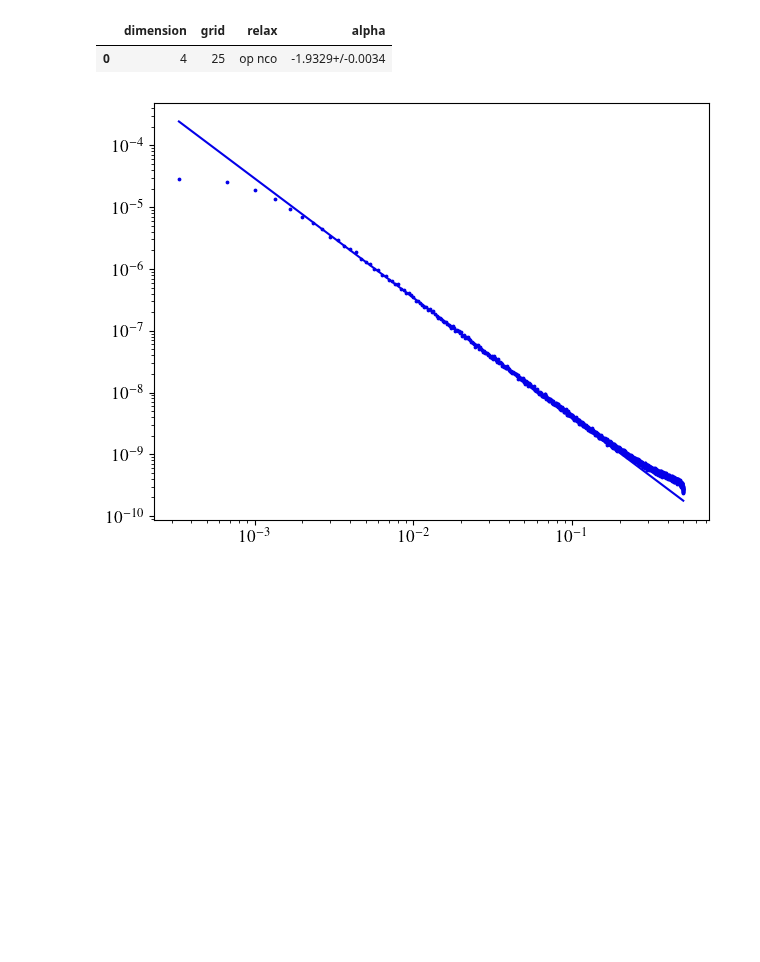
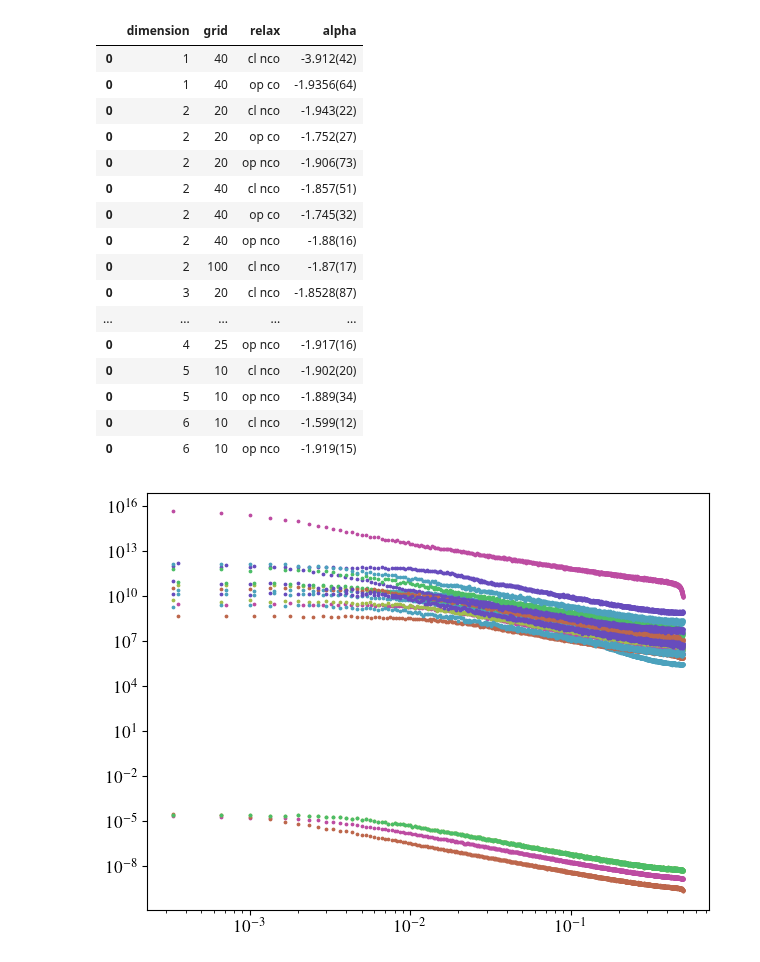
Before and after one commit to GabrielRemi/Sandpile, a Jupyter notebook: Code/power_spectrum.ipynb, the cells around one changed output. Saved outputs shown, nothing was run; the diff lists cells and outputs as text; code cells hidden in the pictures; blank space fills up the shorter version.

```diff
--- a/Code/power_spectrum.ipynb
+++ b/Code/power_spectrum.ipynb
@@ -16,38 +16,55 @@ with open("power_spectrum.json") as f:
     meta = json.load(f)
 if isinstance(meta[0], int):
     meta = [meta[meta[0]]]
-
+# meta = [meta[19]]
 df = pd.DataFrame()
 
 for m in meta:
 
     data_dir = pathlib.Path(m["path"])
     if not (data_dir / "mean_power_spectrum.npy").exists():
         print(f"File not found in {data_dir}")
         continue
     power = np.load(data_dir / "mean_power_spectrum.npy")[1:]
     freq = np.fft.rfftfreq(len(power) * 2, 1)[1:]
 
     limits = m.get("limits", [None, None])
-    e, a = calculate_scaling_exponent(freq, power, lower_limit=limits[0], upper_limit=limits[1])
+    e, a = calculate_scaling_exponent(freq, power, limits)
     params = data_dir.name.split("_")
     df_new = pd.DataFrame({
         "dimension": int(params[0][1:]),
         "grid": int(params[1][1:]),
         "relax": f"{params[3]} {params[4]}",
         "alpha": e,
     }, index=[0])
     df = pd.concat([df, df_new])
 
     plt.scatter(freq, power, s=3)
     # plt.plot(freq, power)
     if len(meta) == 1:
         plt.plot(freq, np.exp(a.nominal_value) * freq ** e.nominal_value)
 plt.xscale("log")
 plt.yscale("log")
 df = df.sort_values(["dimension", "grid", "relax"])
+df = df.map(lambda x: "{:.2uS}".format(x) if isinstance(x, unc.core.AffineScalarFunc) else x)
+df.to_csv("data/power_spectrum.csv")
 df
 # %% [output]
 |  | dimension | grid | relax | alpha |
-| 0 | 4 | 25 | op nco | -1.9329+/-0.0034 |
+| 0 | 1 | 40 | cl nco | -3.912(42) |
+| 0 | 1 | 40 | op co | -1.9356(64) |
+| 0 | 2 | 20 | cl nco | -1.943(22) |
+| 0 | 2 | 20 | op co | -1.752(27) |
+| 0 | 2 | 20 | op nco | -1.906(73) |
+| 0 | 2 | 40 | cl nco | -1.857(51) |
+| 0 | 2 | 40 | op co | -1.745(32) |
+| 0 | 2 | 40 | op nco | -1.88(16) |
+| 0 | 2 | 100 | cl nco | -1.87(17) |
+| 0 | 3 | 20 | cl nco | -1.8528(87) |
+| ... | ... | ... | ... | ... |
+| 0 | 4 | 25 | op nco | -1.917(16) |
+| 0 | 5 | 10 | cl nco | -1.902(20) |
+| 0 | 5 | 10 | op nco | -1.889(34) |
+| 0 | 6 | 10 | cl nco | -1.599(12) |
+| 0 | 6 | 10 | op nco | -1.919(15) |
-[figure, old version]
+[figure, new version]
```
Also changed, not shown: 7 other files.
